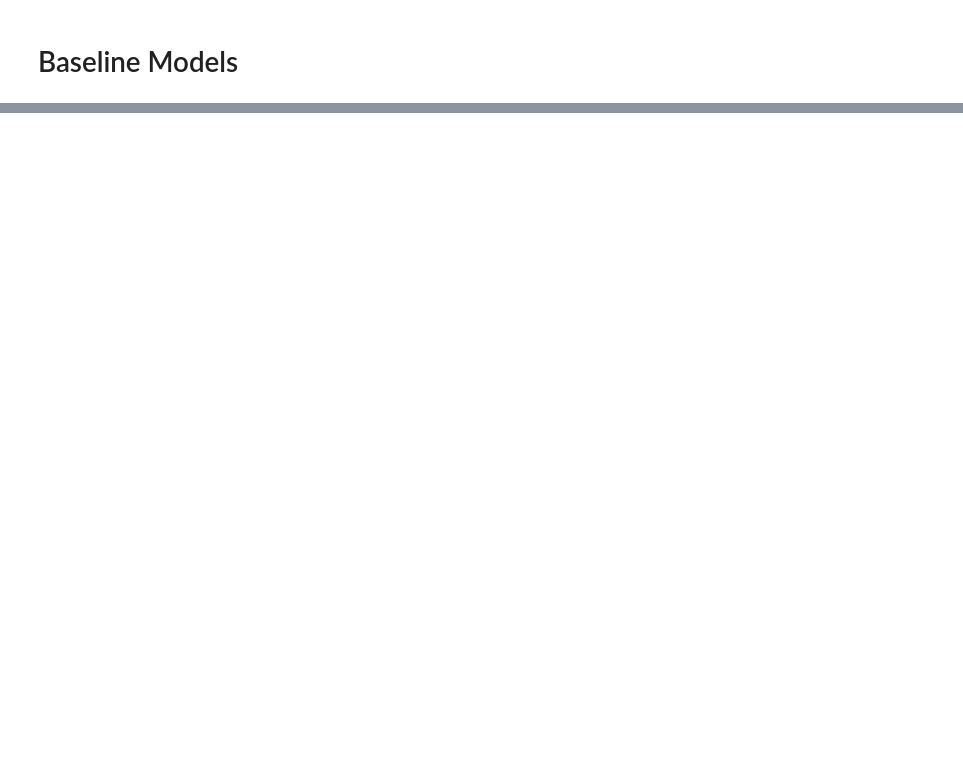
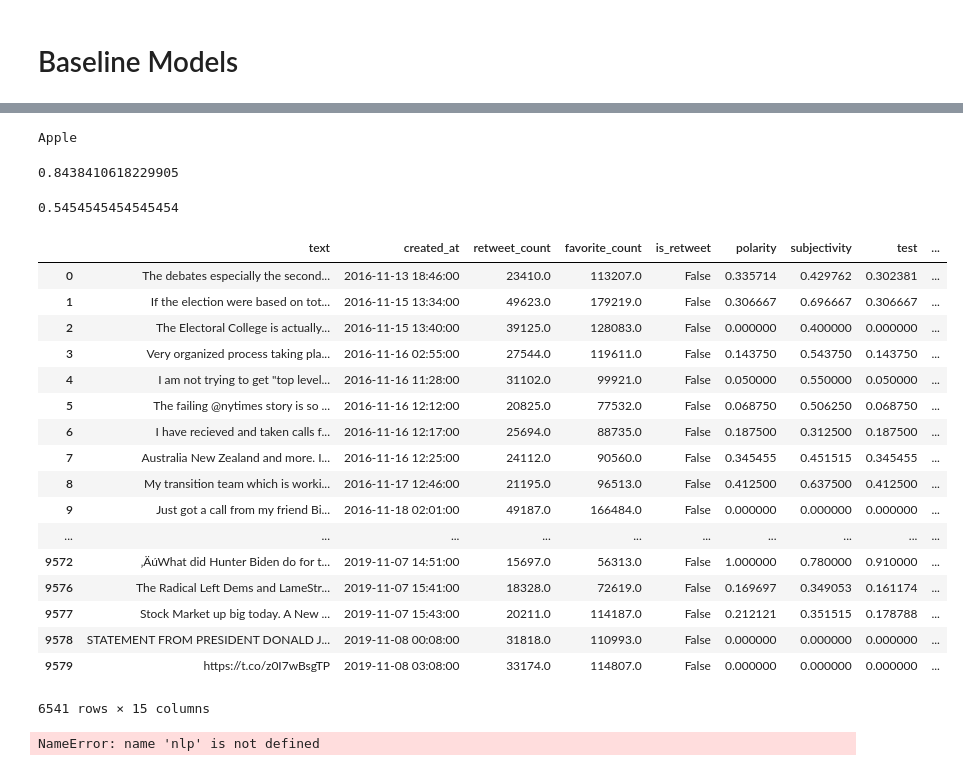
Before and after one commit to blue46jhl/CS109A-Final-Project, a Jupyter notebook: SentimentAnalysis.ipynb, the cells around one changed output, grey strips where cells are left out. Saved outputs shown, nothing was run; the diff lists cells and outputs as text; code cells hidden in the pictures; blank space fills up the shorter version.

```diff
--- a/SentimentAnalysis.ipynb
+++ b/SentimentAnalysis.ipynb
@@ -287,0 +321,4 @@ np.mean(a)
+# %%
+doc[0]
+# %% [output]
+Apple
@@ -287,0 +328,4 @@ np.mean(a)
+# %%
+c.similarity(t)
+# %% [output]
+0.8438410618229905
@@ -287,0 +335,39 @@ np.mean(a)
+# %%
+w1 = wordnet.synset('corn.n.01') # v here denotes the tag verb
+w2 = wordnet.synset('farmer.n.01')
+print(w1.wup_similarity(w2))
+# %% [output]
+0.5454545454545454
+# %%
+tweets_stock_viable
+# %% [output]
+|  | text | created_at | retweet_count | favorite_count | is_retweet | polarity | subjectivity | test | ... |
+| 0 | The debates especially the second... | 2016-11-13 18:46:00 | 23410.0 | 113207.0 | False | 0.335714 | 0.429762 | 0.302381 | ... |
+| 1 | If the election were based on tot... | 2016-11-15 13:34:00 | 49623.0 | 179219.0 | False | 0.306667 | 0.696667 | 0.306667 | ... |
+| 2 | The Electoral College is actually... | 2016-11-15 13:40:00 | 39125.0 | 128083.0 | False | 0.000000 | 0.400000 | 0.000000 | ... |
+| 3 | Very organized process taking pla... | 2016-11-16 02:55:00 | 27544.0 | 119611.0 | False | 0.143750 | 0.543750 | 0.143750 | ... |
+| 4 | I am not trying to get "top level... | 2016-11-16 11:28:00 | 31102.0 | 99921.0 | False | 0.050000 | 0.550000 | 0.050000 | ... |
+| 5 | The failing @nytimes story is so ... | 2016-11-16 12:12:00 | 20825.0 | 77532.0 | False | 0.068750 | 0.506250 | 0.068750 | ... |
+| 6 | I have recieved and taken calls f... | 2016-11-16 12:17:00 | 25694.0 | 88735.0 | False | 0.187500 | 0.312500 | 0.187500 | ... |
+| 7 | Australia New Zealand and more. I... | 2016-11-16 12:25:00 | 24112.0 | 90560.0 | False | 0.345455 | 0.451515 | 0.345455 | ... |
+| 8 | My transition team which is worki... | 2016-11-17 12:46:00 | 21195.0 | 96513.0 | False | 0.412500 | 0.637500 | 0.412500 | ... |
+| 9 | Just got a call from my friend Bi... | 2016-11-18 02:01:00 | 49187.0 | 166484.0 | False | 0.000000 | 0.000000 | 0.000000 | ... |
+| ... | ... | ... | ... | ... | ... | ... | ... | ... | ... |
+| 9572 | ‚ÄúWhat did Hunter Biden do for t... | 2019-11-07 14:51:00 | 15697.0 | 56313.0 | False | 1.000000 | 0.780000 | 0.910000 | ... |
+| 9576 | The Radical Left Dems and LameStr... | 2019-11-07 15:41:00 | 18328.0 | 72619.0 | False | 0.169697 | 0.349053 | 0.161174 | ... |
+| 9577 | Stock Market up big today. A New ... | 2019-11-07 15:43:00 | 20211.0 | 114187.0 | False | 0.212121 | 0.351515 | 0.178788 | ... |
+| 9578 | STATEMENT FROM PRESIDENT DONALD J... | 2019-11-08 00:08:00 | 31818.0 | 110993.0 | False | 0.000000 | 0.000000 | 0.000000 | ... |
+| 9579 | https://t.co/z0I7wBsgTP | 2019-11-08 03:08:00 | 33174.0 | 114807.0 | False | 0.000000 | 0.000000 | 0.000000 | ... |
+6541 rows × 15 columns
+# %%
+doc = nlp(tweets_stock_viable['text'].values[1].lower())
+
+print(doc.text)
+for token in doc:
+    print(token.text, token.pos_, token.dep_)
+
+c = nlp('china')
+for token in doc:
+    print(c.similarity(token))
+# %% [output]
+NameError: name 'nlp' is not defined
```
Also changed, not shown: parts of 27 cells of this notebook, 1 other file.
